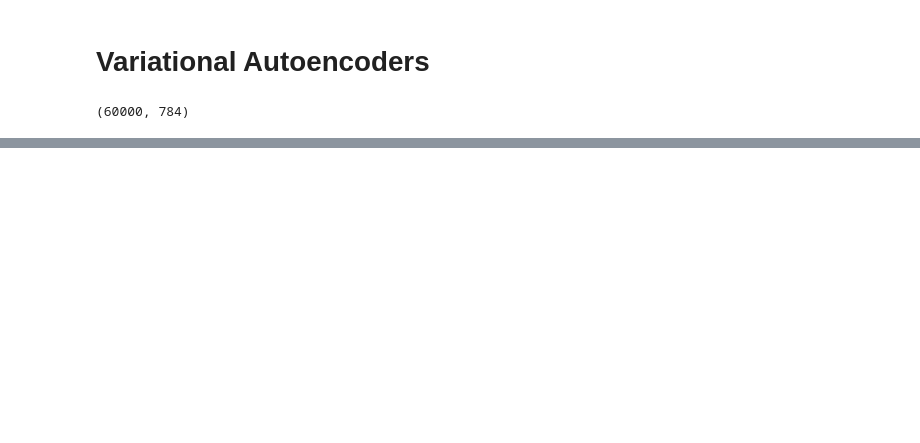
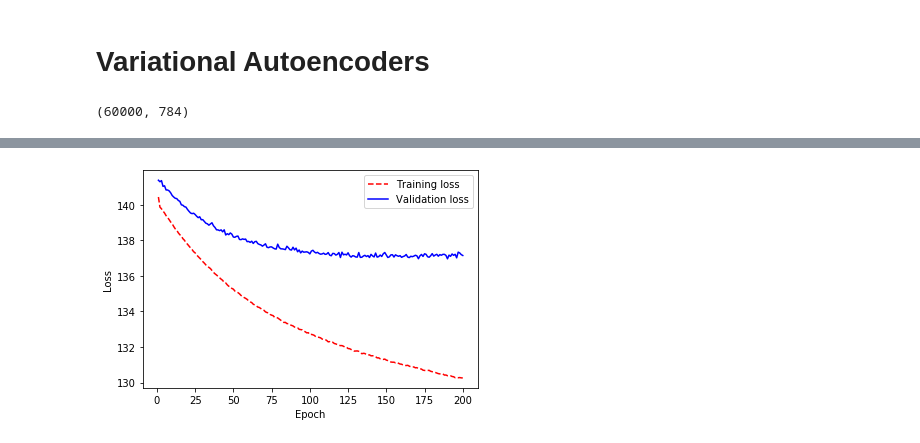
Before and after one commit to EvaBr/DLCourseMaterials, a Jupyter notebook: VAE.ipynb, the cells around one changed output, grey strips where cells are left out. Saved outputs shown, nothing was run; the diff lists cells and outputs as text; code cells hidden in the pictures; blank space fills up the shorter version.

```diff
--- a/VAE.ipynb
+++ b/VAE.ipynb
@@ -2,23 +2,30 @@
 # Variational Autoencoders
 # %%
 #imports
-from keras.layers import Dense, Activation, Add, Multiply, Input, Reshape, Lambda, Concatenate
-from keras.models import Model
+from tensorflow.keras.layers import Dense, Activation, Add, Multiply, Input, Reshape, Lambda, Concatenate
+from tensorflow.keras.models import Model
 from keras.datasets import mnist
+from tensorflow.keras.optimizers import Adam
 import tensorflow_probability as tfp
-from keras.utils import plot_model
+from tensorflow.keras.utils import plot_model
 import tensorflow as tf
+import numpy as np
+import matplotlib.pyplot as plt
+from keras.callbacks import EarlyStopping
 
 #get data
 (x_train, y_train), (x_test, y_test) = mnist.load_data()
-x_train = x_train.reshape(-1, 784) / 255.
-x_test = x_test.reshape(-1, 784) / 255.
+x_train = x_train.reshape(-1, 784).astype('float32') / 255.
+x_test = x_test.reshape(-1, 784).astype('float32') / 255.
+
+#x_train = np.expand_dims(x_train, axis=-1)
+#x_test = np.expand_dims(x_test, axis=-1)
 
 #set parameters
-middle_layer = 256
+middle_layer = 512
 latent_size = 3
-epochs = 10
-batch_size = 128
+EPOCHS = 50
+BATCH_SIZE = 1000
 # %%
 x_train.shape
 # %% [output]
@@ -61,0 +140,12 @@ def nll(y_true, y_pred):
+# %%
+opt = Adam(lr=0.001, beta_1=0.9, beta_2=0.999, epsilon=None, decay=0.0, amsgrad=False)
+
+#vae_model.compile(optimizer=opt, loss=losses, loss_weights=loss_weights, metrics=["accuracy"])
+vae_model.compile(optimizer=opt, metrics=["accuracy"])
+
+calb = EarlyStopping(monitor='val_loss', min_delta=0.1, patience=15, restore_best_weights=True)
+
+
+#hist = vae_model.fit(x_train, {"Bernoulli": x_train, "Sigma": x_train, "Mu": x_train},
+#validation_data=(x_test, {"Bernoulli": x_test, "Sigma": x_test, "Mu": x_test}), epochs=EPOCHS, batch_size=BATCH_SIZE)
+hist = vae_model.fit(x_train, None, validation_data=(x_test, None), epochs=200, batch_size=BATCH_SIZE)
@@ -61,0 +171,4 @@ def nll(y_true, y_pred):
+# %%
+plot_history(hist.history)
+# %% [output]
+[figure, added]
```
Also changed, not shown: parts of 9 cells of this notebook, 5 other files.
